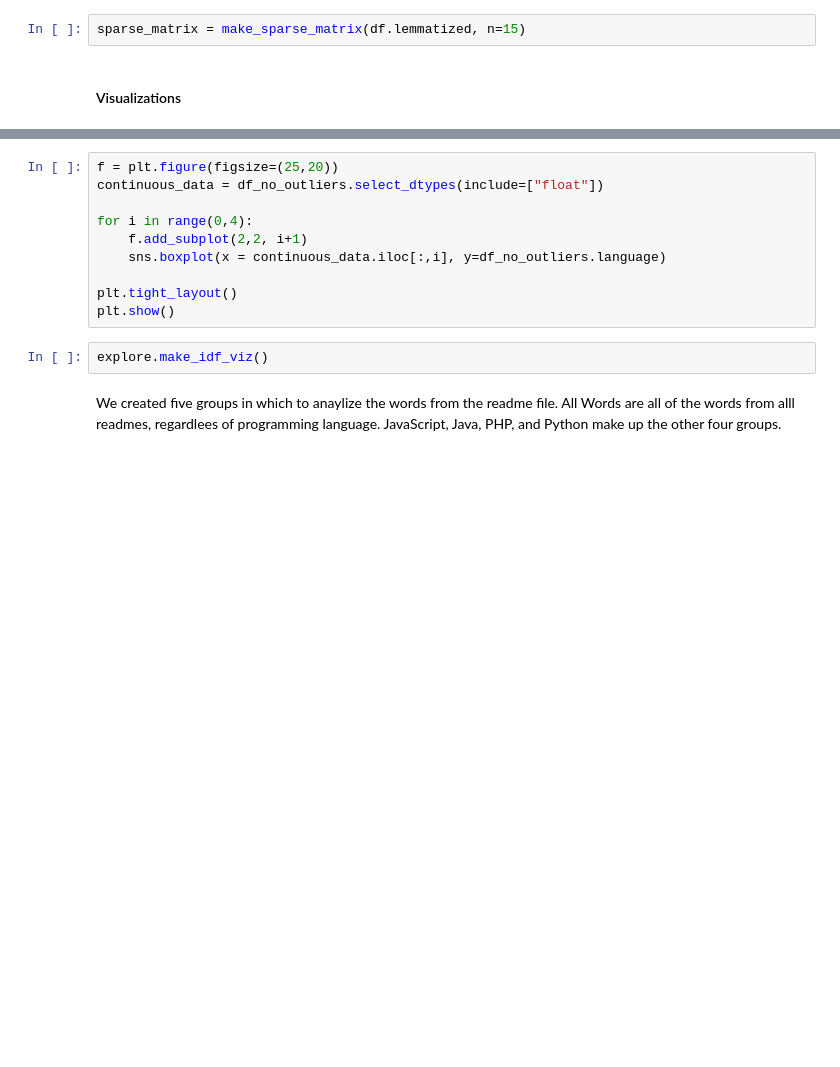
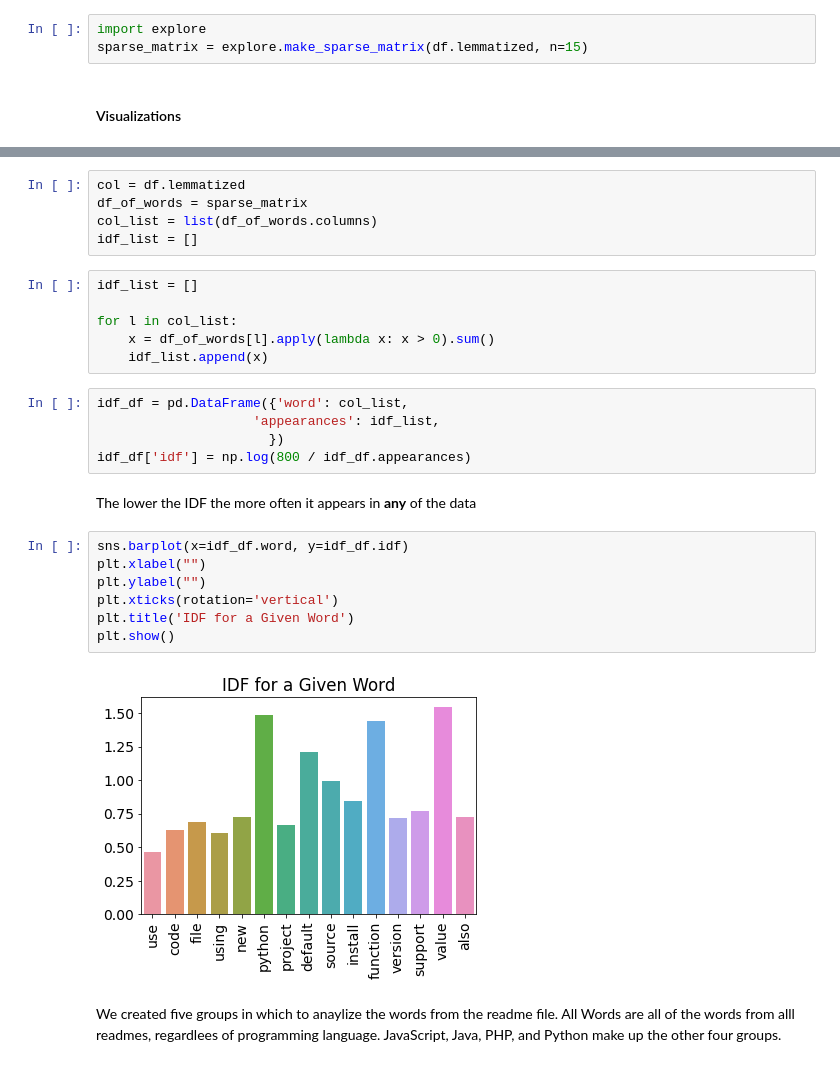
Before and after one commit to Three-Data-Guys/natural-language-processing-github, a Jupyter notebook: github_nlp.ipynb, the cells around one changed output, grey strips where cells are left out. Drawn from its saved outputs; the diff is of its cells as text; blank space fills up the shorter version.

```diff
--- a/github_nlp.ipynb
+++ b/github_nlp.ipynb
@@ -165,4 +279,5 @@ language_df = preprocessing.make_language_df(freq_df)
 # %%
-sparse_matrix = make_sparse_matrix(df.lemmatized, n=15)
+import explore
+sparse_matrix = explore.make_sparse_matrix(df.lemmatized, n=15)
 # %% [markdown]
 #### Visualizations
@@ -178,15 +327,30 @@ plt.show()
-# %%
-f = plt.figure(figsize=(25,20))
-continuous_data = df_no_outliers.select_dtypes(include=["float"])
-
-for i in range(0,4):
-    f.add_subplot(2,2, i+1)
-    sns.boxplot(x = continuous_data.iloc[:,i], y=df_no_outliers.language)
-
-plt.tight_layout()
-plt.show()
-# %%
-explore.make_idf_viz()
+# %%
+col = df.lemmatized
+df_of_words = sparse_matrix
+col_list = list(df_of_words.columns)
+idf_list = []
+# %%
+idf_list = []
+
+for l in col_list:
+    x = df_of_words[l].apply(lambda x: x > 0).sum()
+    idf_list.append(x)
+# %%
+idf_df = pd.DataFrame({'word': col_list,
+                    'appearances': idf_list,
+                      })
+idf_df['idf'] = np.log(800 / idf_df.appearances)
+# %% [markdown]
+The lower the IDF the more often it appears in **any** of the data
+# %%
+sns.barplot(x=idf_df.word, y=idf_df.idf)
+plt.xlabel("")
+plt.ylabel("")
+plt.xticks(rotation='vertical')
+plt.title('IDF for a Given Word')
+plt.show()
+# %% [output]
+[figure, added]
 # %% [markdown]
 We created five groups in which to anaylize the words from the readme file. All Words are all of the words from alll readmes, regardlees of programming language. JavaScript, Java, PHP, and Python make up the other four groups.
 # %% [markdown]
```
Also changed, not shown: parts of 36 cells of this notebook, 2 other files.
